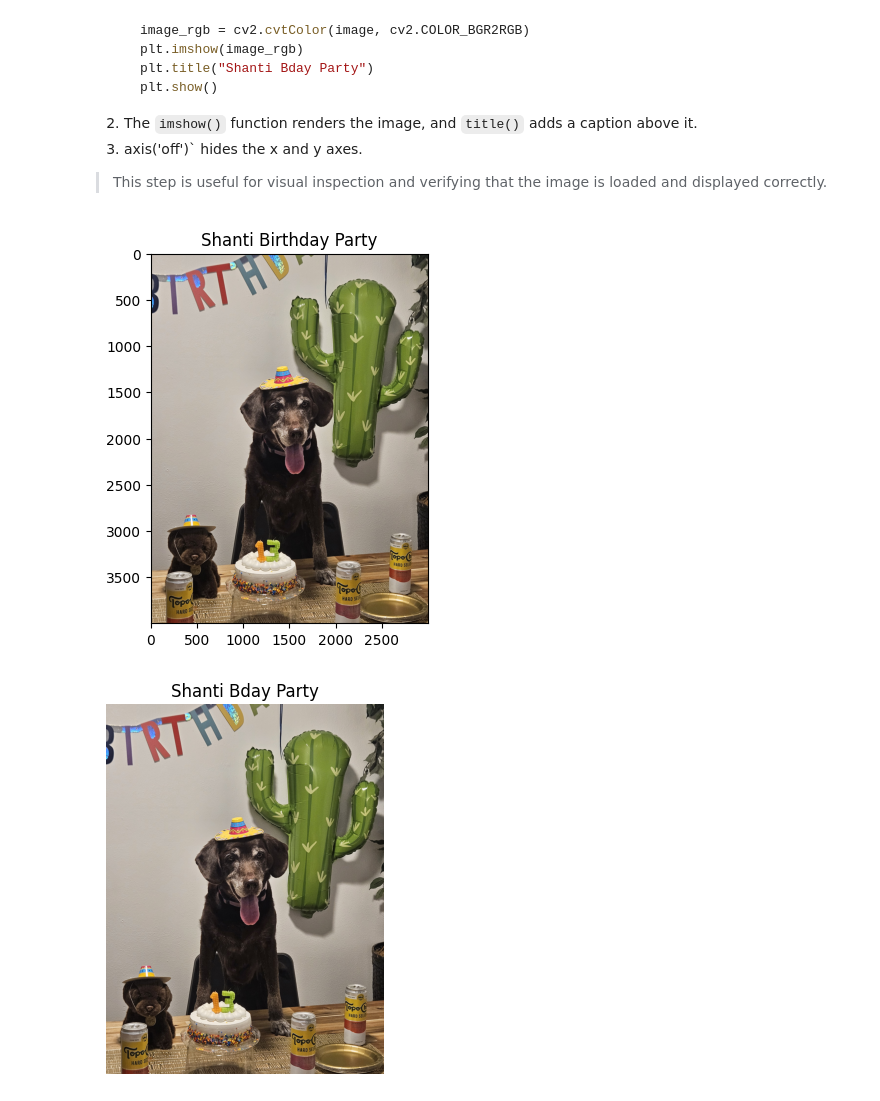
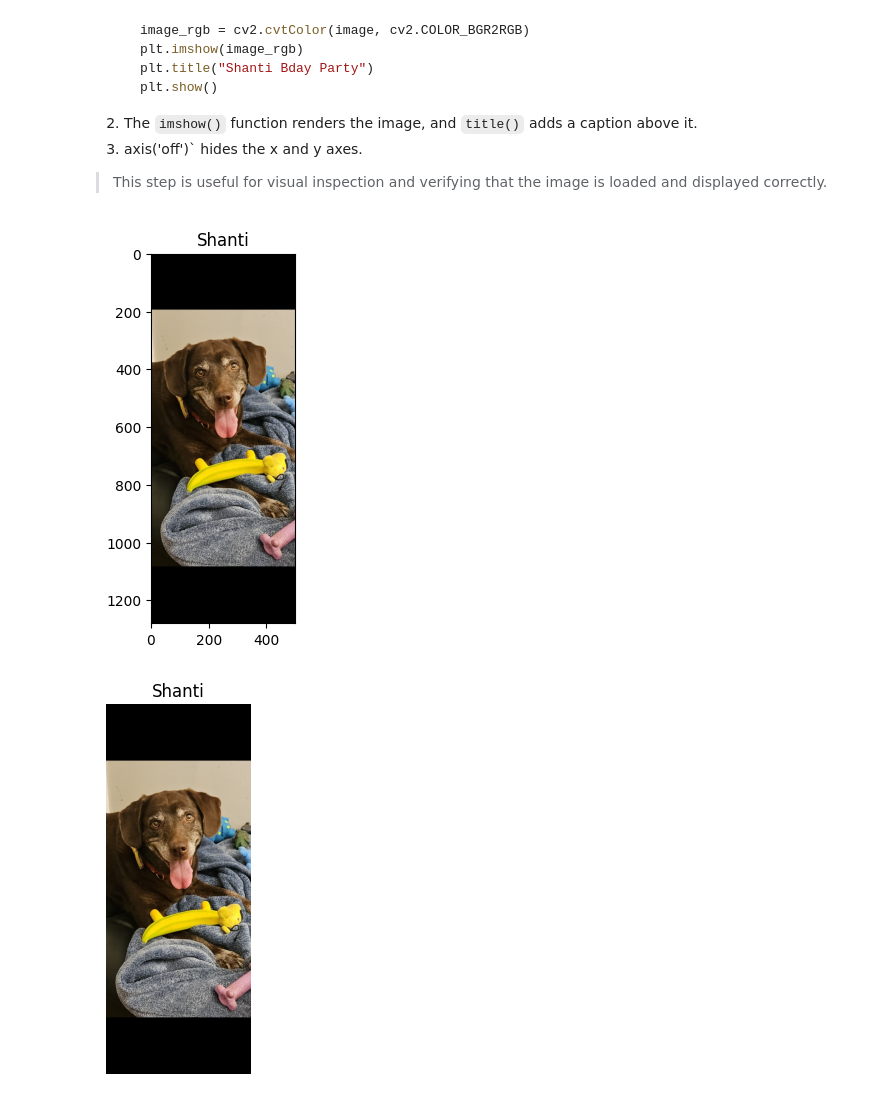
Before and after one commit to Regis-University-Data-Science/Learn-CV, a Jupyter notebook: intro_photos/photo_intro.ipynb, the cells around one changed output. Cells and saved outputs as stored; diff of their text form; code cells hidden in the pictures.

Commit message:
Update notebook and add images

````diff
--- a/intro_photos/photo_intro.ipynb
+++ b/intro_photos/photo_intro.ipynb
@@ -28,7 +30,7 @@ from matplotlib import pyplot as plt
      ```
 # %%
 print(os.listdir())
-image = cv2.imread('shanti_birthday.jpg')
+image = cv2.imread('dog.jpg')
 print(image.shape)
 # Check if image was loaded successfully
 if image is None:
@@ -63,14 +65,14 @@ Channels: 3
 > This step is useful for visual inspection and verifying that the image is loaded and displayed correctly.
 # %%
 plt.imshow(image_rgb)
-plt.title("Shanti Birthday Party")
+plt.title("Shanti")
 plt.show()
 # %% [output]
-[figure, old version]
+[figure, new version]
 # %%
 plt.imshow(image_rgb)
-plt.title("Shanti Bday Party")
+plt.title("Shanti")
 plt.axis('off')
 plt.show()
 # %% [output]
-[figure, old version]
+[figure, new version]
````
Also changed, not shown: parts of 5 cells of this notebook, 3 other files.
